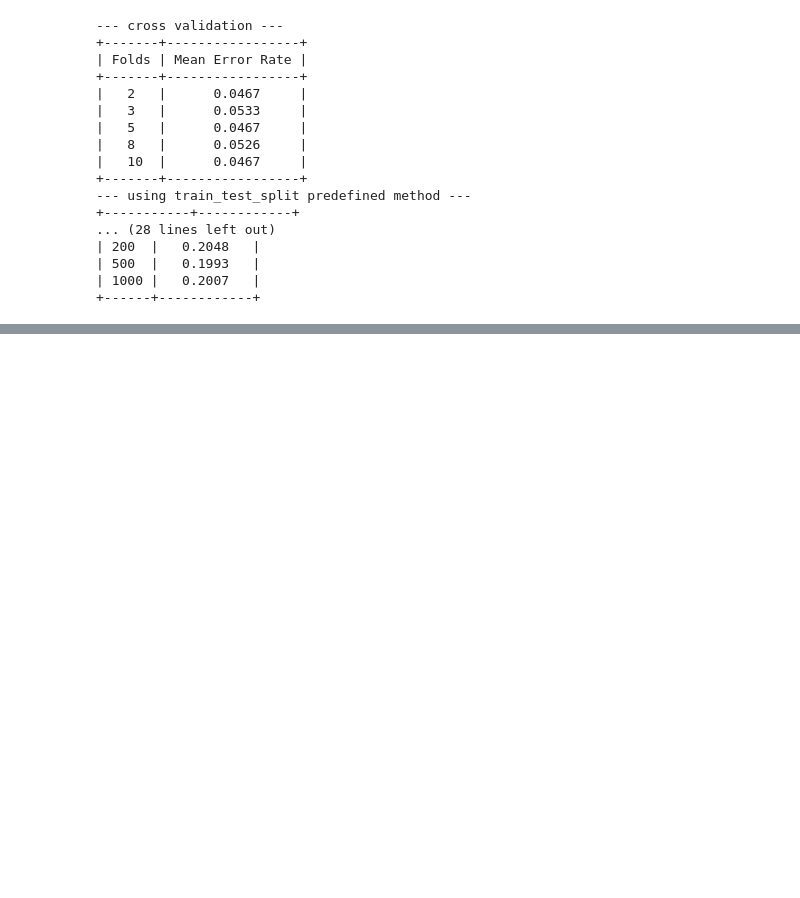
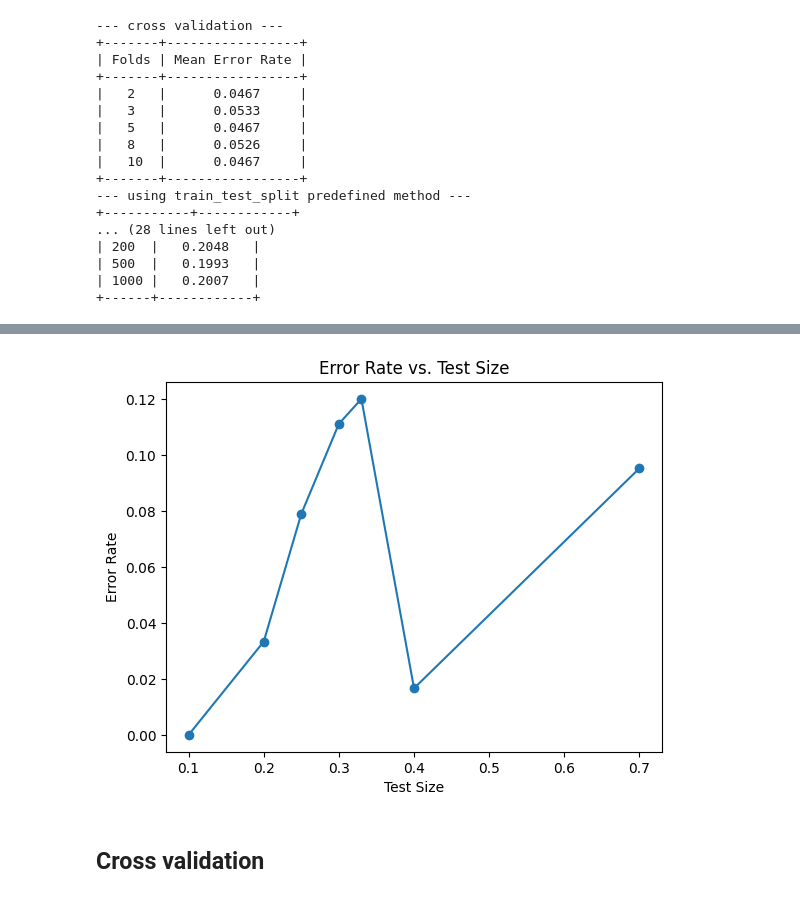
Before and after one commit to Hamza-benAmmar/tp3-ML, a Jupyter notebook: tp3_Data_mining_and_machine_learning.ipynb, the cells around one changed output, grey strips where cells are left out. Cells and saved outputs as stored; diff of their text form; code cells hidden in the pictures; blank space fills up the shorter version.

```diff
--- a/tp3_Data_mining_and_machine_learning.ipynb
+++ b/tp3_Data_mining_and_machine_learning.ipynb
@@ -389,0 +501,16 @@ for title,table in zip(titles,pretty_tables):
+# %%
+#question 4
+ts = [10, 50, 100, 200, 500, 1000]
+repetitions = 20
+result_table1 = PrettyTable(['t', 'Mean Error'])
+
+for t in ts:
+    model =  DecisionTreeClassifier()
+    mean_errors = []
+    for _ in range(repetitions):
+        mean_error, _ = test_t(irisData, model, t,train_split=0.9)
+        mean_errors.append(mean_error)
+    error_rate = np.mean(mean_errors)
+    result_table1.add_row([t, f"{error_rate:.4f}"])
+    print(f"Taux d'erreur moyen pour t={t}: {error_rate}")
+print(result_table1)
@@ -389,0 +534,20 @@ for title,table in zip(titles,pretty_tables):
+# %%
+#question 5
+from sklearn.metrics import accuracy_score
+
+test_sizes = [0.1,0.2, 0.25,0.3, 0.33, 0.4, 0.7]
+result_table = PrettyTable(['Test Size', 'Error Rate'])
+error_rates = []
+for test_size in test_sizes:
+    model =  DecisionTreeClassifier()
+    # Split the data into training and testing sets
+    X_train, X_test, y_train, y_test = train_test_split(
+        irisData.data, irisData.target, test_size=test_size
+    )
+    model.fit(X_train, y_train)
+    predictions = model.predict(X_test)
+    error_rate = 1 - accuracy_score(y_test, predictions)
+    error_rates.append(error_rate)
+    result_table.add_row([test_size, f"{error_rate:.4f}"])
+    print(f"Test Size: {test_size}, error rate: {error_rate}")
+print(result_table)
@@ -389,0 +573,12 @@ for title,table in zip(titles,pretty_tables):
+# %%
+import matplotlib.pyplot as plt
+
+plt.plot(test_sizes, error_rates, marker='o')
+plt.title('Error Rate vs. Test Size')
+plt.xlabel('Test Size')
+plt.ylabel('Error Rate')
+plt.show()
+# %% [output]
+[figure, added]
+# %% [markdown]
+## **Cross validation**
```
Also changed, not shown: parts of 20 cells of this notebook.
